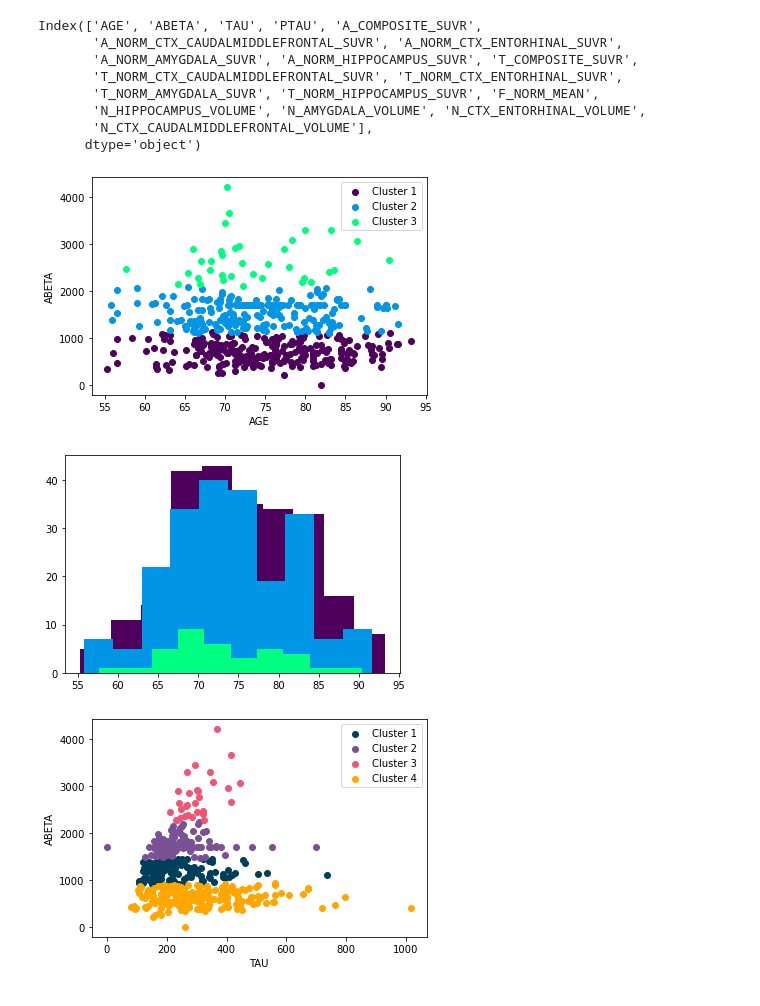
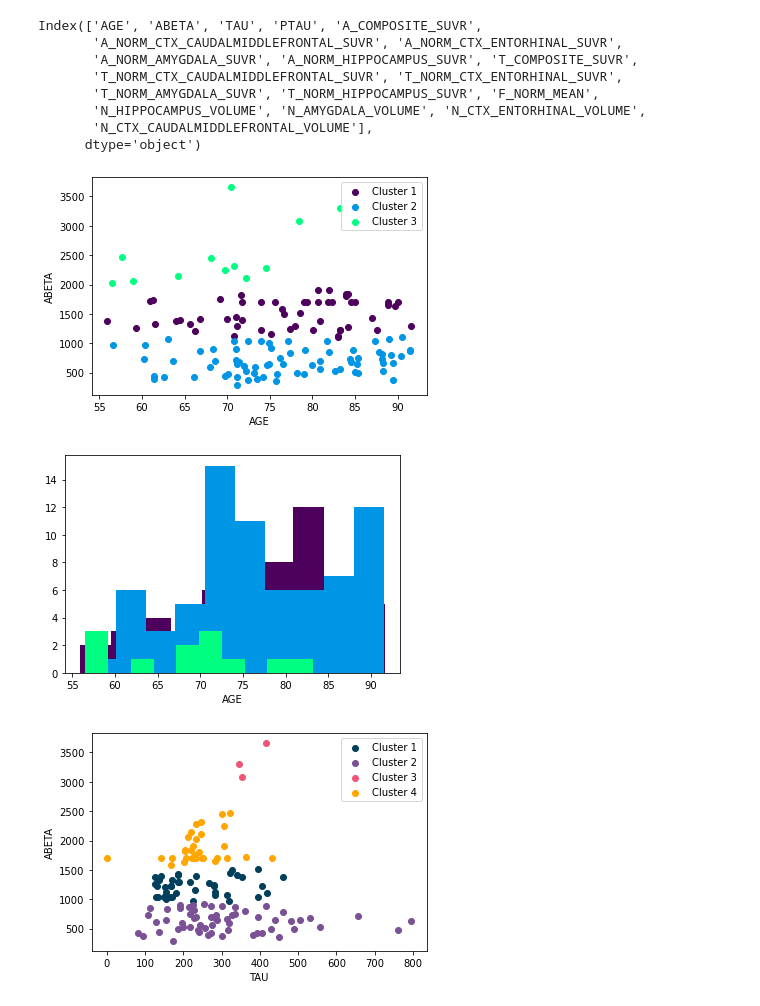
Before and after one commit to duetochance/CAPs-ATN, a Jupyter notebook: ML/Learning.ipynb, the cells around one changed output. Cells and saved outputs as stored; diff of their text form; code cells hidden in the pictures.

```diff
--- a/ML/Learning.ipynb
+++ b/ML/Learning.ipynb
@@ -386,7 +261,7 @@ filtered_label0
 ## 2 version, W AGE
 # %%
 
-dataage=pd.read_excel(datadir)
+dataage=pd.read_excel(datadir,sheet_name='Tau+Amy+FDG')
 dataage=dataage[dataage.columns[dataage.columns.isin(['AGE','ABETA','PTAU','TAU','A_COMPOSITE_SUVR','A_NORM_CTX_CAUDALMIDDLEFRONTAL_SUVR', 'A_NORM_CTX_ENTORHINAL_SUVR',
        'A_NORM_AMYGDALA_SUVR', 'A_NORM_HIPPOCAMPUS_SUVR', 'T_COMPOSITE_SUVR',
        'T_NORM_CTX_CAUDALMIDDLEFRONTAL_SUVR', 'T_NORM_CTX_ENTORHINAL_SUVR',
@@ -432,15 +307,15 @@ plt.ylabel(dataage.columns[col2])
 plt.legend()
 plt.show()
 # %% [output]
-[figure, old version]
+[figure, new version]
 # %%
 plt.hist(filtered_label0.iloc[:,col1],label='Cluster 1',color=color1)
 plt.hist(filtered_label1.iloc[:,col1],label='Cluster 2',color=color2)
 plt.hist(filtered_label2.iloc[:,col1],label='Cluster 3',color=color3)
-
+plt.xlabel(dataage.columns[col1])
 plt.show()
 # %% [output]
-[figure, old version]
+[figure, new version]
 # %%
 
 kmeans2 = KMeans(n_clusters=4, random_state=None,max_iter=500,n_init=50).fit_predict(dataage)
@@ -473,7 +348,7 @@ plt.ylabel(dataage.columns[col2])
 plt.legend()
 plt.show()
 # %% [output]
-[figure, old version]
+[figure, new version]
 # %%
 plt.hist(filtered_label0.iloc[:,col1],label='Cluster 1',color=color1)
 plt.hist(filtered_label1.iloc[:,col1],label='Cluster 2',color=color2)
```
Also changed, not shown: parts of 71 cells of this notebook, 2 other files.
